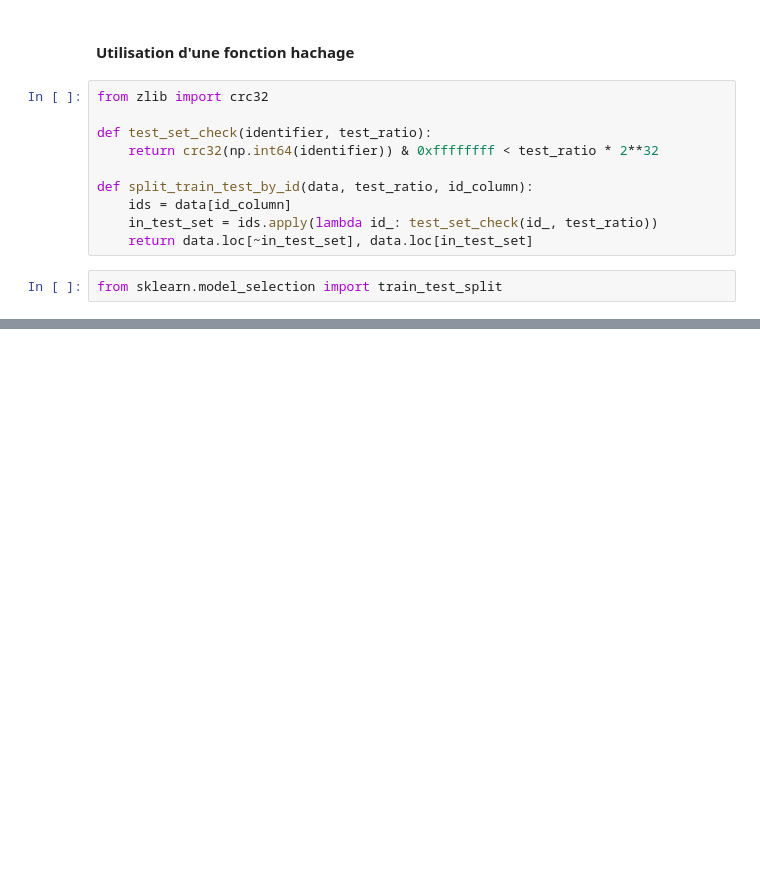
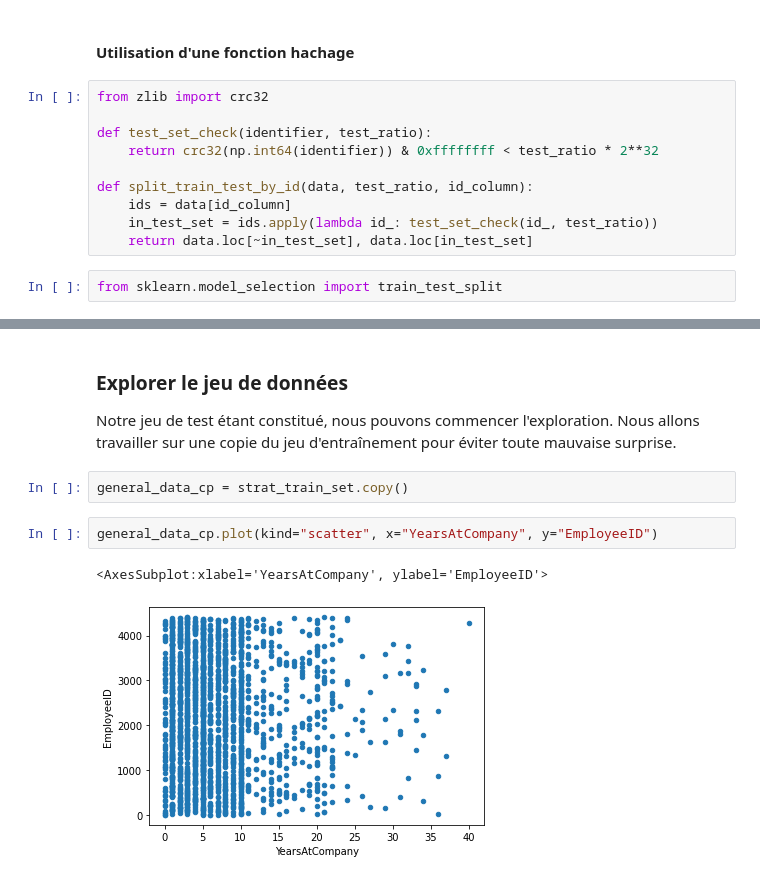
Before and after one commit to Killian-drh/Projet-HR-Analysis, a Jupyter notebook: NoteBook_Projet_IA.ipynb, the cells around one changed output, grey strips where cells are left out. Saved outputs shown, nothing was run; the diff lists cells and outputs as text; blank space fills up the shorter version.

```diff
--- a/NoteBook_Projet_IA.ipynb
+++ b/NoteBook_Projet_IA.ipynb
@@ -186,0 +243,11 @@ test_set.head()
+# %% [markdown]
+### Explorer le jeu de données
+
+Notre jeu de test étant constitué, nous pouvons commencer l'exploration. Nous allons travailler sur une copie du jeu d'entraînement pour éviter toute mauvaise surprise.
+# %%
+general_data_cp = strat_train_set.copy()
+# %%
+general_data_cp.plot(kind="scatter", x="YearsAtCompany", y="EmployeeID")
+# %% [output]
+<AxesSubplot:xlabel='YearsAtCompany', ylabel='EmployeeID'>
+[figure, added]
```
Also changed, not shown: parts of 16 cells of this notebook.
